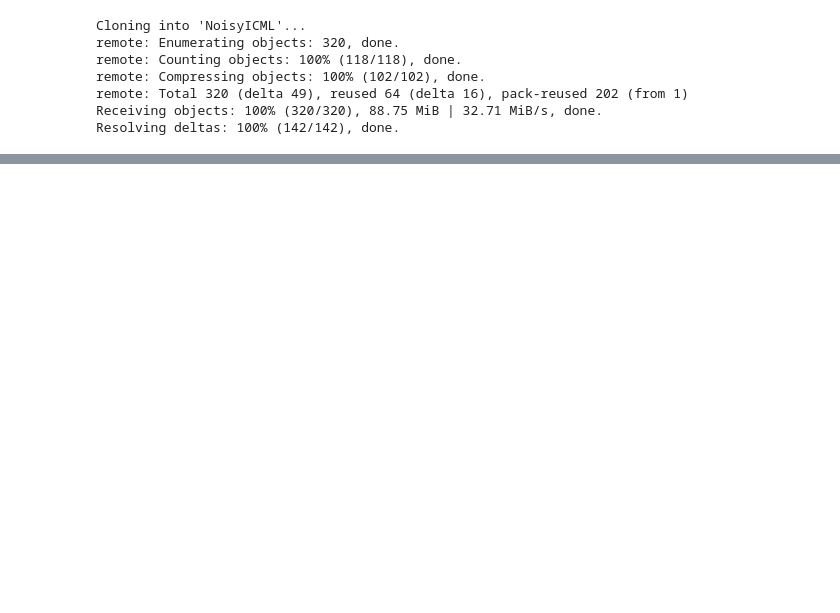
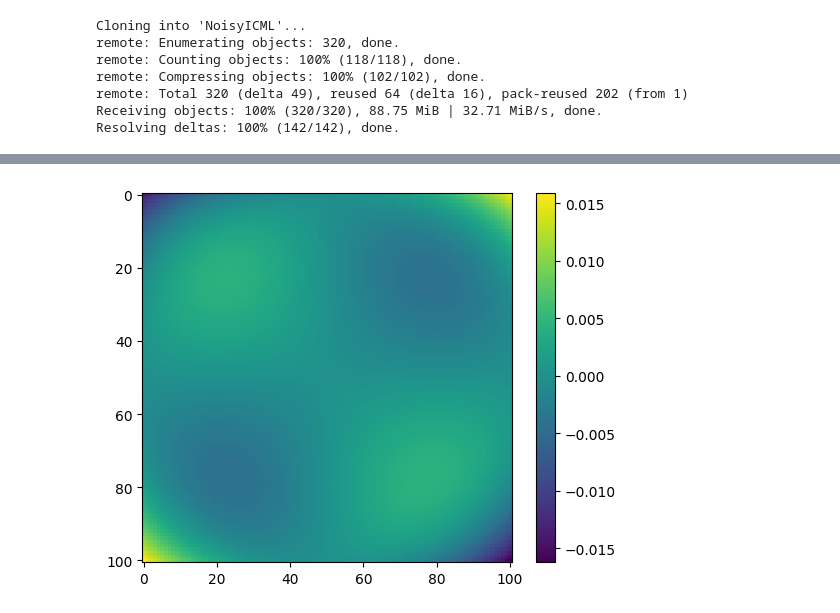
Before and after one commit to broccubali/NoisyICML, a Jupyter notebook: pinns-inverse/Helmholtz/helmholtzPINN-2d.ipynb, the cells around one changed output, grey strips where cells are left out. Cells and saved outputs as stored; diff of their text form; code cells hidden in the pictures; blank space fills up the shorter version.

```diff
--- a/pinns-inverse/Helmholtz/helmholtzPINN-2d.ipynb
+++ b/pinns-inverse/Helmholtz/helmholtzPINN-2d.ipynb
@@ -130,6 +95,6 @@ class PINN(nn.Module):
 # %%
-x = np.linspace(-1, 1, 201)
-y = np.linspace(-1, 1, 201)
+x = np.linspace(-1, 1, 101)
+y = np.linspace(-1, 1, 101)
 X, Y = np.meshgrid(x, y)
 
 # True wave numbers
@@ -152,8 +115,9 @@ torch.Size([10000, 2])
 # %%
-idx = np.random.choice(train.shape[0], 10000, replace=False)
-train = train[idx, :]
-U_train = U_train[idx]
+# idx = np.random.choice(train.shape[0], 10000, replace=False)
+# train = train[idx, :]
+# U_train = U_train[idx, None]
+# train.shape, U_train.shape
 # %%
-model = PINN(input_size=2, hidden_size=20, output_size=1).to(device)
-model.train_model(train, U_train, epochs=20000)
+model = PINN(input_size=2, hidden_size=50, output_size=1).to(device)
+model.train_model(train, U_train, epochs=2000)
 # %% [output]
@@ -162,0 +132,10 @@ KeyboardInterrupt:
+# %%
+import matplotlib.pyplot as plt
+
+with torch.no_grad():
+    u_pred = model(train).cpu().numpy()
+plt.imshow(u_pred.reshape(101, 101), cmap="viridis")
+plt.colorbar()
+plt.show()
+# %% [output]
+[figure, added]
```
Also changed, not shown: parts of 11 cells of this notebook, 15 other files.
